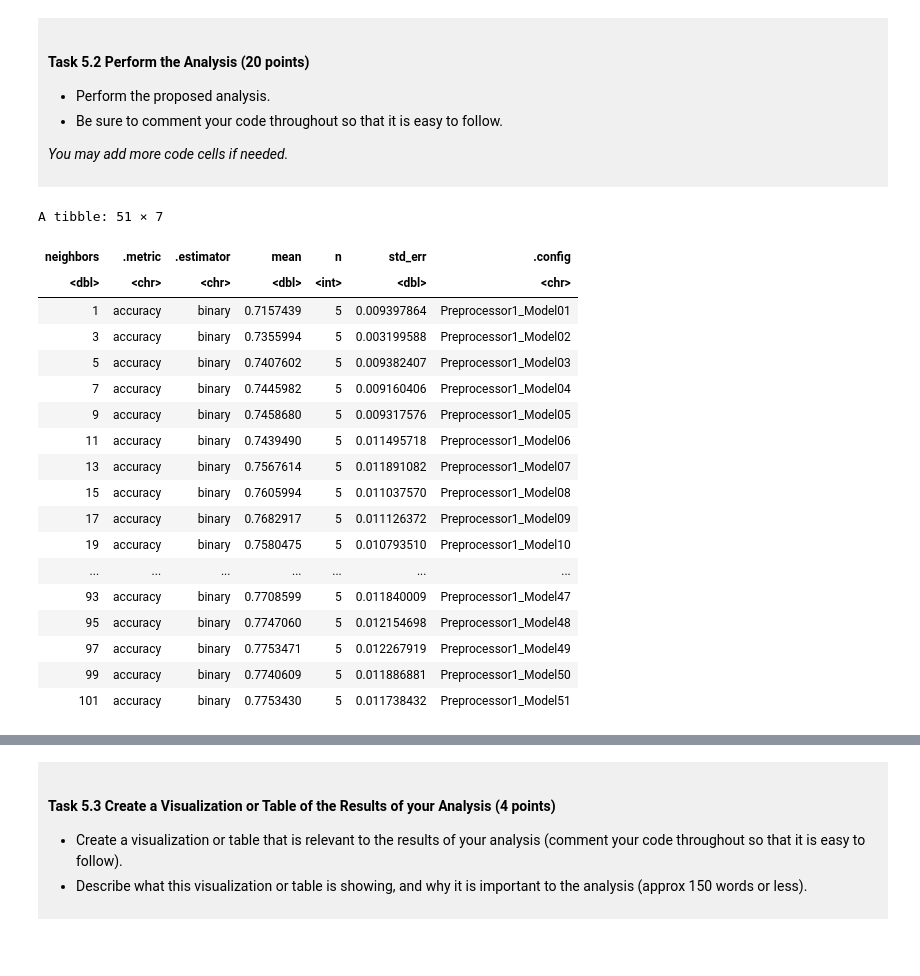
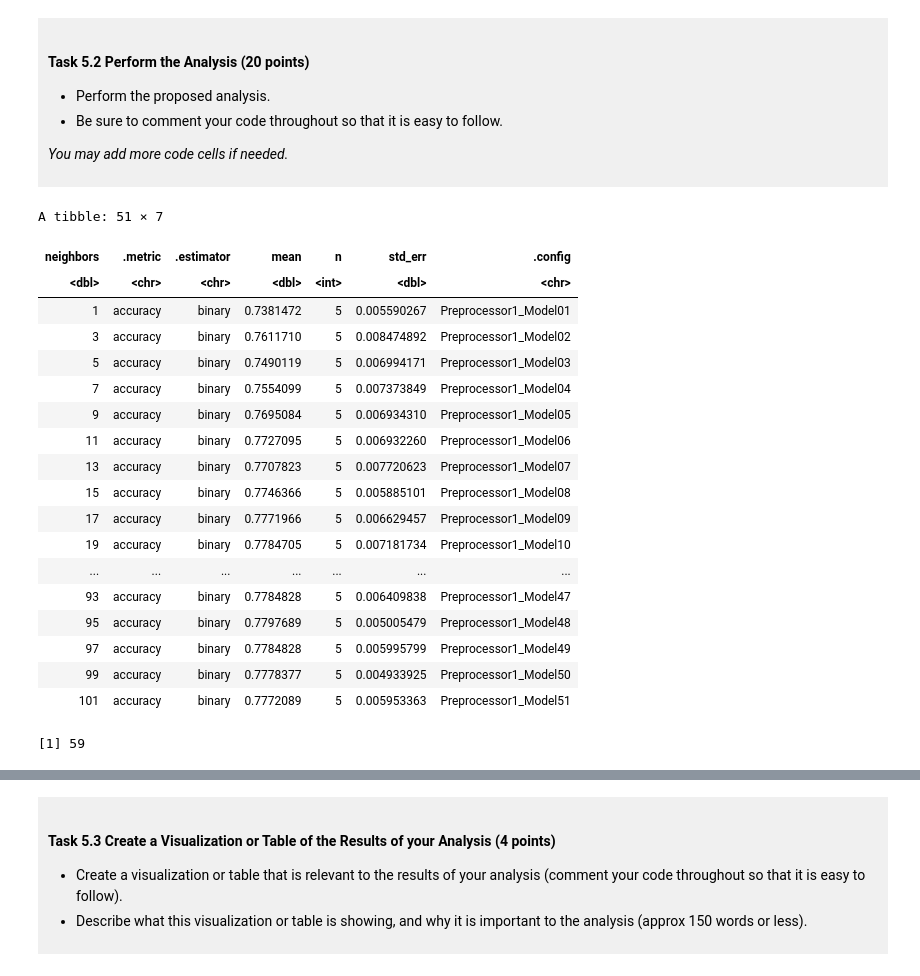
Before and after one commit to little-arthur/dsci_100_project_Leonard-Zheng, a Jupyter notebook: dsci-100-project-notebook.ipynb, the cells around one changed output, grey strips where cells are left out. Drawn from its saved outputs; the diff is of its cells as text; code cells hidden in the pictures.

```diff
--- a/dsci-100-project-notebook.ipynb
+++ b/dsci-100-project-notebook.ipynb
@@ -516,6 +516,9 @@ This is a *draft*, we require a commit at this stage but it does not need to be
 
 </div>
 # %%
+# Set the seed so the split and the cross-validation folds are the same every time this cell is rerun
+set.seed(55746085)
+
 # Split the data into 75% training and 25% testing, stratified by won_game
 march_madness_split <- initial_split(march_madness_tidy, prop = 0.75, strata = won_game)
 march_madness_train <- training(march_madness_split)
@@ -527,46 +530,54 @@ march_madness_recipe <- recipe(won_game ~ seed + reg_wins_pct, data = march_madn
     step_center(all_predictors())
 
 # KNN model specification, with the number of neighbours (K) left to be tuned
 march_madness_tune_spec <- nearest_neighbor(weight_func = "rectangular", neighbors = tune()) |>
     set_engine("kknn") |>
     set_mode("classification")
 
 # Split the training data into 5 folds for cross-validation, stratified by won_game
 march_madness_vfold <- vfold_cv(march_madness_train, v = 5, strata = won_game)
 
 # K values to try: odd numbers from 1 to 101 (odd K avoids tied votes between Yes and No).
 # A wider range than the course examples is used because this training set is much larger
 # (~1,560 teams), and accuracy was still increasing at K = 10.
 k_vals <- tibble(neighbors = seq(from = 1, to = 101, by = 2))
 
 # Combine the recipe and model, then run 5-fold cross-validation for every K value
 march_madness_results <- workflow() |>
     add_recipe(march_madness_recipe) |>
     add_model(march_madness_tune_spec) |>
     tune_grid(resamples = march_madness_vfold, grid = k_vals) |>
     collect_metrics()
 
 # Keep only the accuracy rows
 march_madness_accuracies <- march_madness_results |>
     filter(.metric == "accuracy")
 march_madness_accuracies
+
+# Pick the K with the highest mean cross-validation accuracy
+march_madness_best_k <- march_madness_accuracies |>
+    arrange(desc(mean)) |>
+    head(1) |>
+    pull(neighbors)
+march_madness_best_k
 # %% [output]
 A tibble: 51 × 7
 | neighbors | .metric | .estimator | mean | n | std_err | .config |
 | <dbl> | <chr> | <chr> | <dbl> | <int> | <dbl> | <chr> |
-| 1 | accuracy | binary | 0.7157439 | 5 | 0.009397864 | Preprocessor1_Model01 |
-| 3 | accuracy | binary | 0.7355994 | 5 | 0.003199588 | Preprocessor1_Model02 |
-| 5 | accuracy | binary | 0.7407602 | 5 | 0.009382407 | Preprocessor1_Model03 |
-| 7 | accuracy | binary | 0.7445982 | 5 | 0.009160406 | Preprocessor1_Model04 |
-| 9 | accuracy | binary | 0.7458680 | 5 | 0.009317576 | Preprocessor1_Model05 |
-| 11 | accuracy | binary | 0.7439490 | 5 | 0.011495718 | Preprocessor1_Model06 |
-| 13 | accuracy | binary | 0.7567614 | 5 | 0.011891082 | Preprocessor1_Model07 |
-| 15 | accuracy | binary | 0.7605994 | 5 | 0.011037570 | Preprocessor1_Model08 |
-| 17 | accuracy | binary | 0.7682917 | 5 | 0.011126372 | Preprocessor1_Model09 |
-| 19 | accuracy | binary | 0.7580475 | 5 | 0.010793510 | Preprocessor1_Model10 |
+| 1 | accuracy | binary | 0.7381472 | 5 | 0.005590267 | Preprocessor1_Model01 |
+| 3 | accuracy | binary | 0.7611710 | 5 | 0.008474892 | Preprocessor1_Model02 |
+| 5 | accuracy | binary | 0.7490119 | 5 | 0.006994171 | Preprocessor1_Model03 |
+| 7 | accuracy | binary | 0.7554099 | 5 | 0.007373849 | Preprocessor1_Model04 |
+| 9 | accuracy | binary | 0.7695084 | 5 | 0.006934310 | Preprocessor1_Model05 |
+| 11 | accuracy | binary | 0.7727095 | 5 | 0.006932260 | Preprocessor1_Model06 |
+| 13 | accuracy | binary | 0.7707823 | 5 | 0.007720623 | Preprocessor1_Model07 |
+| 15 | accuracy | binary | 0.7746366 | 5 | 0.005885101 | Preprocessor1_Model08 |
+| 17 | accuracy | binary | 0.7771966 | 5 | 0.006629457 | Preprocessor1_Model09 |
+| 19 | accuracy | binary | 0.7784705 | 5 | 0.007181734 | Preprocessor1_Model10 |
 | ... | ... | ... | ... | ... | ... | ... |
-| 93 | accuracy | binary | 0.7708599 | 5 | 0.011840009 | Preprocessor1_Model47 |
-| 95 | accuracy | binary | 0.7747060 | 5 | 0.012154698 | Preprocessor1_Model48 |
-| 97 | accuracy | binary | 0.7753471 | 5 | 0.012267919 | Preprocessor1_Model49 |
-| 99 | accuracy | binary | 0.7740609 | 5 | 0.011886881 | Preprocessor1_Model50 |
-| 101 | accuracy | binary | 0.7753430 | 5 | 0.011738432 | Preprocessor1_Model51 |
+| 93 | accuracy | binary | 0.7784828 | 5 | 0.006409838 | Preprocessor1_Model47 |
+| 95 | accuracy | binary | 0.7797689 | 5 | 0.005005479 | Preprocessor1_Model48 |
+| 97 | accuracy | binary | 0.7784828 | 5 | 0.005995799 | Preprocessor1_Model49 |
+| 99 | accuracy | binary | 0.7778377 | 5 | 0.004933925 | Preprocessor1_Model50 |
+| 101 | accuracy | binary | 0.7772089 | 5 | 0.005953363 | Preprocessor1_Model51 |
+[1] 59
```
Also changed, not shown: parts of 2 cells of this notebook.
